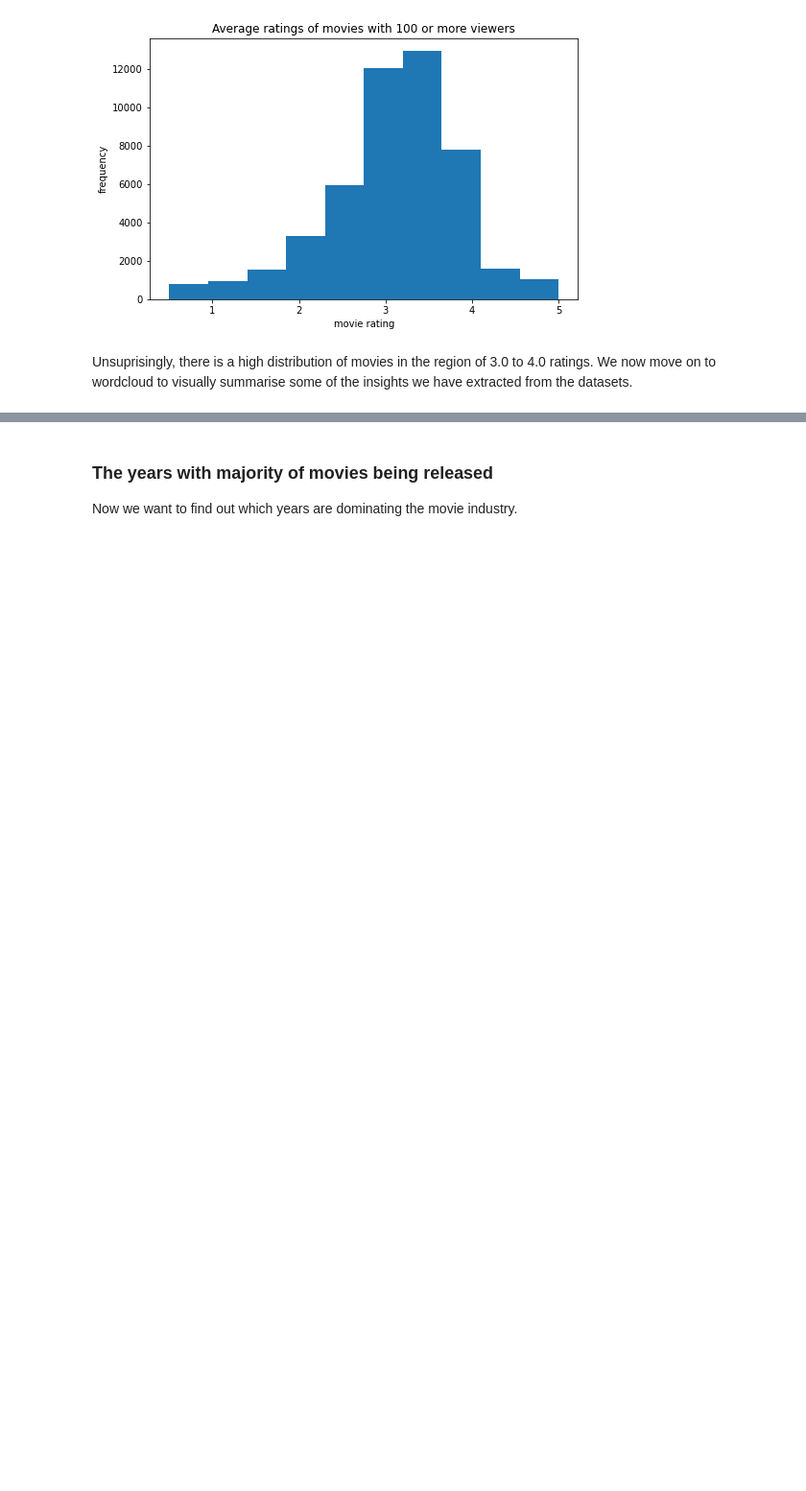
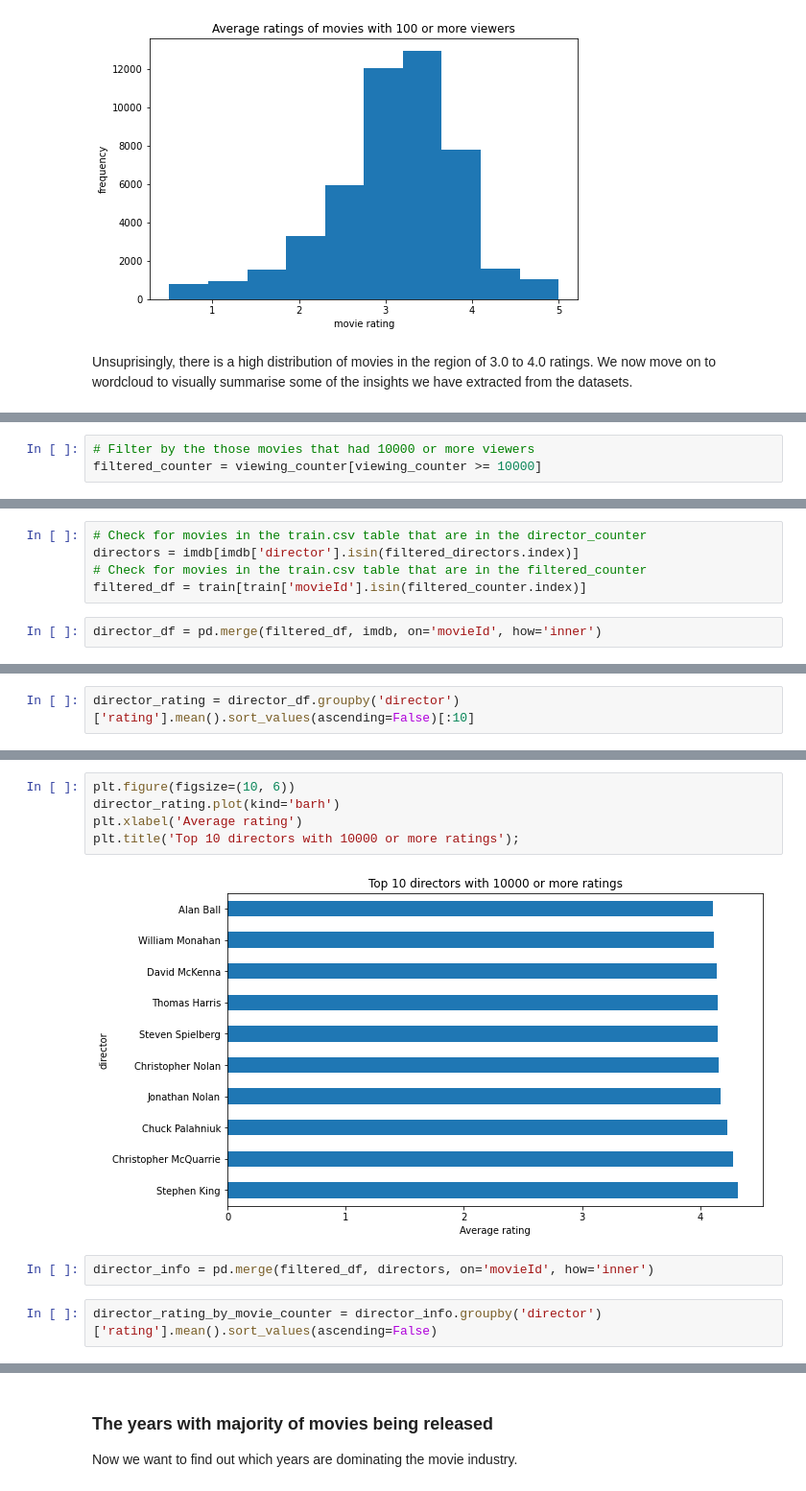
Before and after one commit to Ms-Noxolo/Team_EN3_Jozi, a Jupyter notebook: Predict_Notebook.ipynb, the cells around one changed output, grey strips where cells are left out. Shown at 96% size. Cells and saved outputs as stored; diff of their text form; blank space fills up the shorter version.

```diff
--- a/Predict_Notebook.ipynb
+++ b/Predict_Notebook.ipynb
@@ -474,0 +483,3 @@ Unsuprisingly, there is a high distribution of movies in the region of 3.0 to 4.
+# %%
+# Filter by the those movies that had 10000 or more viewers
+filtered_counter = viewing_counter[viewing_counter >= 10000]
@@ -474,0 +492,7 @@ Unsuprisingly, there is a high distribution of movies in the region of 3.0 to 4.
+# %%
+# Check for movies in the train.csv table that are in the director_counter
+directors = imdb[imdb['director'].isin(filtered_directors.index)]
+# Check for movies in the train.csv table that are in the filtered_counter
+filtered_df = train[train['movieId'].isin(filtered_counter.index)]
+# %%
+director_df = pd.merge(filtered_df, imdb, on='movieId', how='inner')
@@ -474,0 +508,2 @@ Unsuprisingly, there is a high distribution of movies in the region of 3.0 to 4.
+# %%
+director_rating = director_df.groupby('director')['rating'].mean().sort_values(ascending=False)[:10]
@@ -474,0 +520,11 @@ Unsuprisingly, there is a high distribution of movies in the region of 3.0 to 4.
+# %%
+plt.figure(figsize=(10, 6))
+director_rating.plot(kind='barh')
+plt.xlabel('Average rating')
+plt.title('Top 10 directors with 10000 or more ratings');
+# %% [output]
+[figure, added]
+# %%
+director_info = pd.merge(filtered_df, directors, on='movieId', how='inner')
+# %%
+director_rating_by_movie_counter = director_info.groupby('director')['rating'].mean().sort_values(ascending=False)
```
Also changed, not shown: parts of 55 cells of this notebook.
